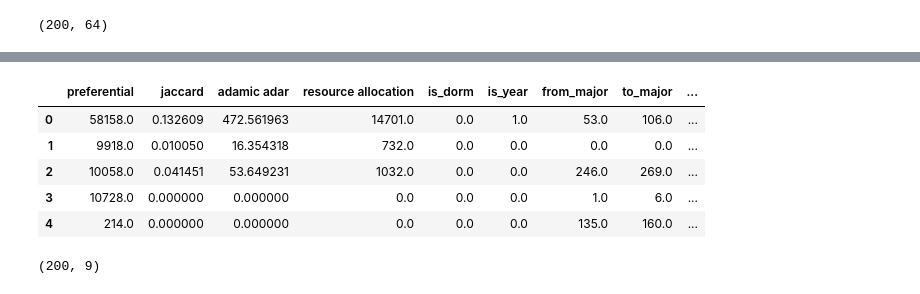
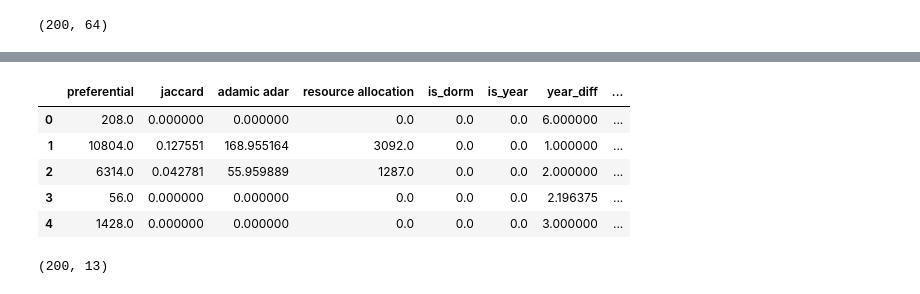
Before and after one commit to timpostuvan/link-prediction-facebook100, a Jupyter notebook: Feature Analysis.ipynb, the cells around one changed output, grey strips where cells are left out. Drawn from its saved outputs; the diff is of its cells as text; code cells hidden in the pictures.

```diff
--- a/Feature Analysis.ipynb
+++ b/Feature Analysis.ipynb
@@ -107,22 +166,22 @@ accuracy: [0.94]
 # %%
 path = './data/'
-top_data = pd.read_csv('./data/topological_train_filtered.data', sep='\t')
+top_data = pd.read_csv('./data/topological_test.data', sep='\t')
 top_data.head()
 
 top_data = top_data.sample(n=200)
 X = top_data.drop(columns=['label']).values
 y = top_data['label'].values
 
 X = StandardScaler().fit_transform(X)
 X.shape
 # %% [output]
-|  | preferential | jaccard | adamic adar | resource allocation | is_dorm | is_year | from_major | to_major | ... |
-| 0 | 58158.0 | 0.132609 | 472.561963 | 14701.0 | 0.0 | 1.0 | 53.0 | 106.0 | ... |
-| 1 | 9918.0 | 0.010050 | 16.354318 | 732.0 | 0.0 | 0.0 | 0.0 | 0.0 | ... |
-| 2 | 10058.0 | 0.041451 | 53.649231 | 1032.0 | 0.0 | 0.0 | 246.0 | 269.0 | ... |
-| 3 | 10728.0 | 0.000000 | 0.000000 | 0.0 | 0.0 | 0.0 | 1.0 | 6.0 | ... |
-| 4 | 214.0 | 0.000000 | 0.000000 | 0.0 | 0.0 | 0.0 | 135.0 | 160.0 | ... |
+|  | preferential | jaccard | adamic adar | resource allocation | is_dorm | is_year | year_diff | ... |
+| 0 | 208.0 | 0.000000 | 0.000000 | 0.0 | 0.0 | 0.0 | 6.000000 | ... |
+| 1 | 10804.0 | 0.127551 | 168.955164 | 3092.0 | 0.0 | 0.0 | 1.000000 | ... |
+| 2 | 6314.0 | 0.042781 | 55.959889 | 1287.0 | 0.0 | 0.0 | 2.000000 | ... |
+| 3 | 56.0 | 0.000000 | 0.000000 | 0.0 | 0.0 | 0.0 | 2.196375 | ... |
+| 4 | 1428.0 | 0.000000 | 0.000000 | 0.0 | 0.0 | 0.0 | 3.000000 | ... |
-(200, 9)
+(200, 13)
 # %%
 pca = PCA(n_components=2)
 principalComponents = pca.fit_transform(X)
```
Also changed, not shown: parts of 11 cells of this notebook, 2 other files.
